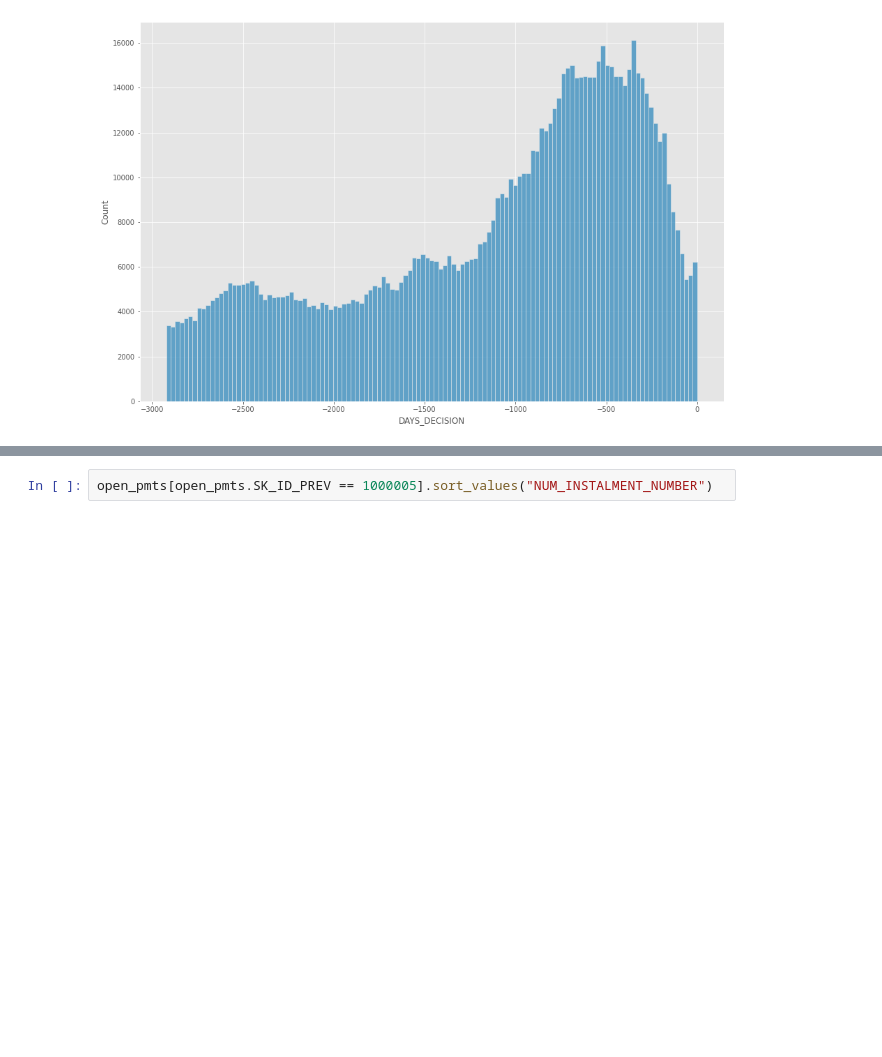
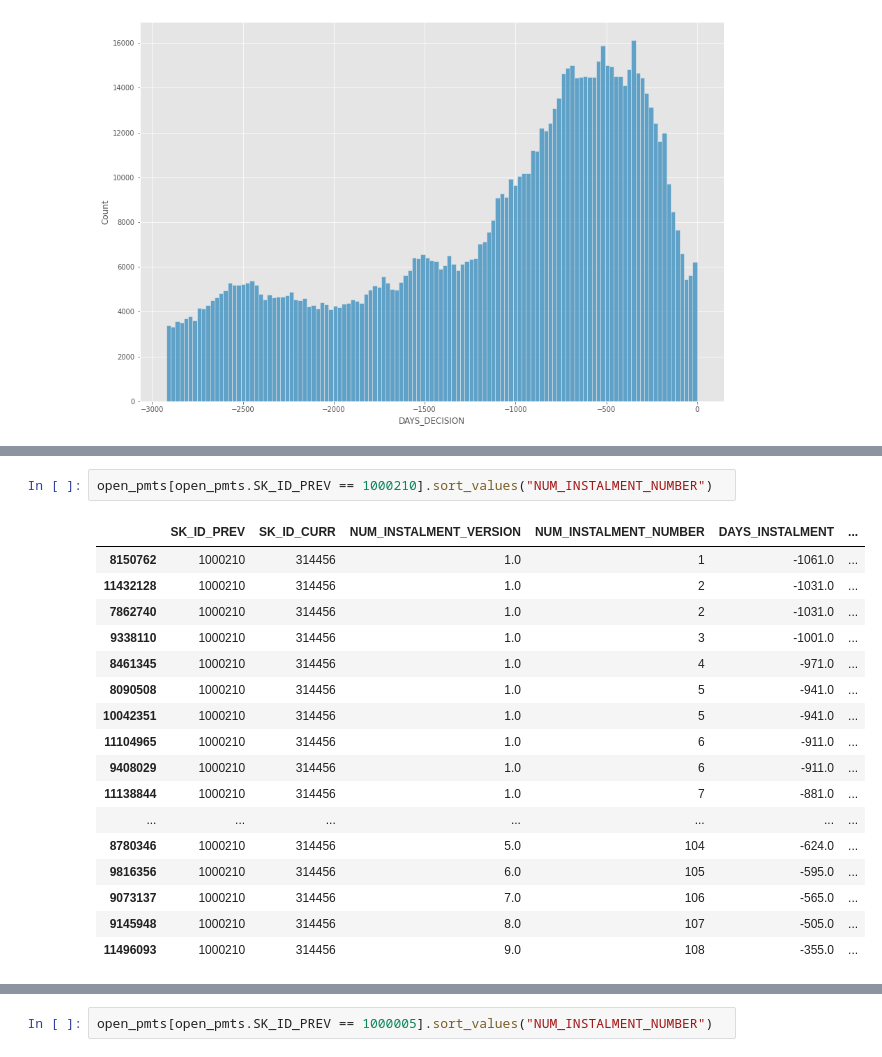
Before and after one commit to Antonio-Avila/Home-Credit-Default, a Jupyter notebook: Installments.ipynb, the cells around one changed output, grey strips where cells are left out. Cells and saved outputs as stored; diff of their text form; blank space fills up the shorter version.

```diff
--- a/Installments.ipynb
+++ b/Installments.ipynb
@@ -408 +320,21 @@ sns.histplot(open_loans.DAYS_DECISION)
+# %%
+open_pmts[open_pmts.SK_ID_PREV == 1000210].sort_values("NUM_INSTALMENT_NUMBER")
+# %% [output]
+|  | SK_ID_PREV | SK_ID_CURR | NUM_INSTALMENT_VERSION | NUM_INSTALMENT_NUMBER | DAYS_INSTALMENT | ... |
+| 8150762 | 1000210 | 314456 | 1.0 | 1 | -1061.0 | ... |
+| 11432128 | 1000210 | 314456 | 1.0 | 2 | -1031.0 | ... |
+| 7862740 | 1000210 | 314456 | 1.0 | 2 | -1031.0 | ... |
+| 9338110 | 1000210 | 314456 | 1.0 | 3 | -1001.0 | ... |
+| 8461345 | 1000210 | 314456 | 1.0 | 4 | -971.0 | ... |
+| 8090508 | 1000210 | 314456 | 1.0 | 5 | -941.0 | ... |
+| 10042351 | 1000210 | 314456 | 1.0 | 5 | -941.0 | ... |
+| 11104965 | 1000210 | 314456 | 1.0 | 6 | -911.0 | ... |
+| 9408029 | 1000210 | 314456 | 1.0 | 6 | -911.0 | ... |
+| 11138844 | 1000210 | 314456 | 1.0 | 7 | -881.0 | ... |
+| ... | ... | ... | ... | ... | ... | ... |
+| 8780346 | 1000210 | 314456 | 5.0 | 104 | -624.0 | ... |
+| 9816356 | 1000210 | 314456 | 6.0 | 105 | -595.0 | ... |
+| 9073137 | 1000210 | 314456 | 7.0 | 106 | -565.0 | ... |
+| 9145948 | 1000210 | 314456 | 8.0 | 107 | -505.0 | ... |
+| 11496093 | 1000210 | 314456 | 9.0 | 108 | -355.0 | ... |
 # %%
```
Also changed, not shown: parts of 38 cells of this notebook.
